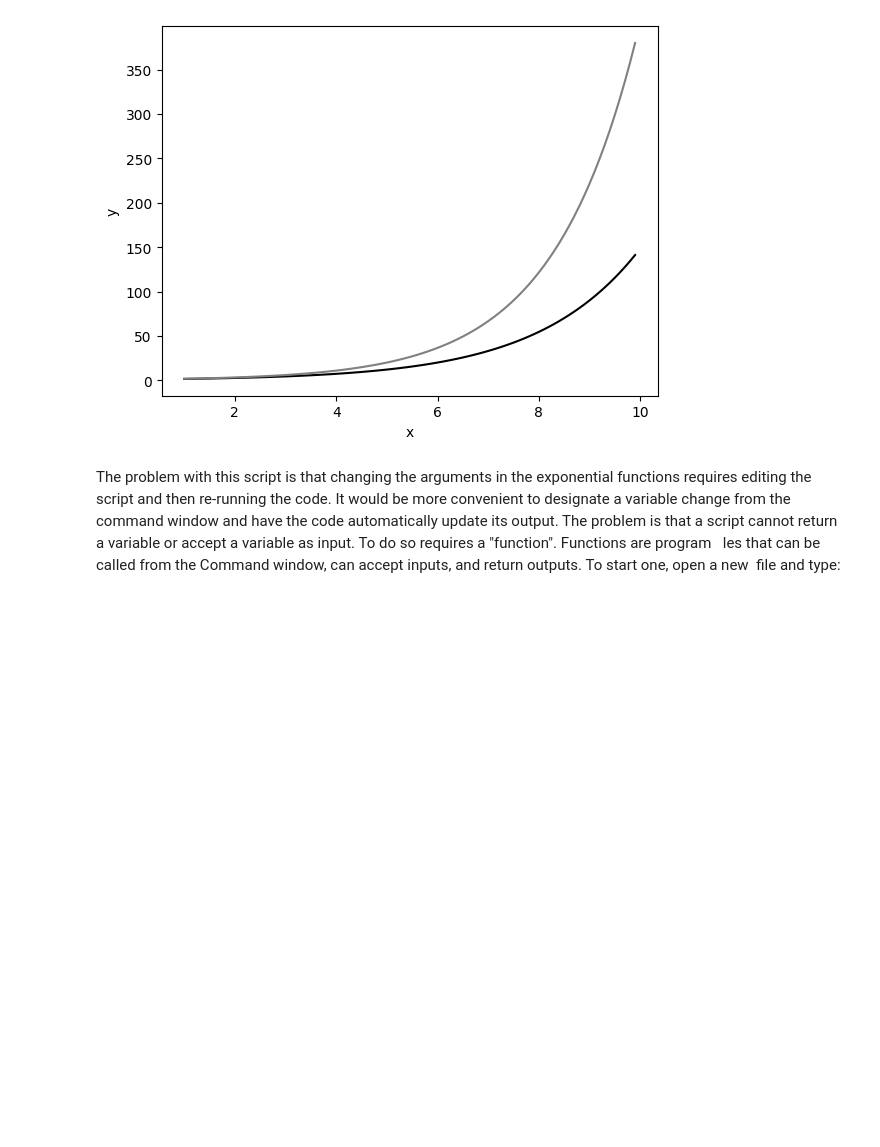
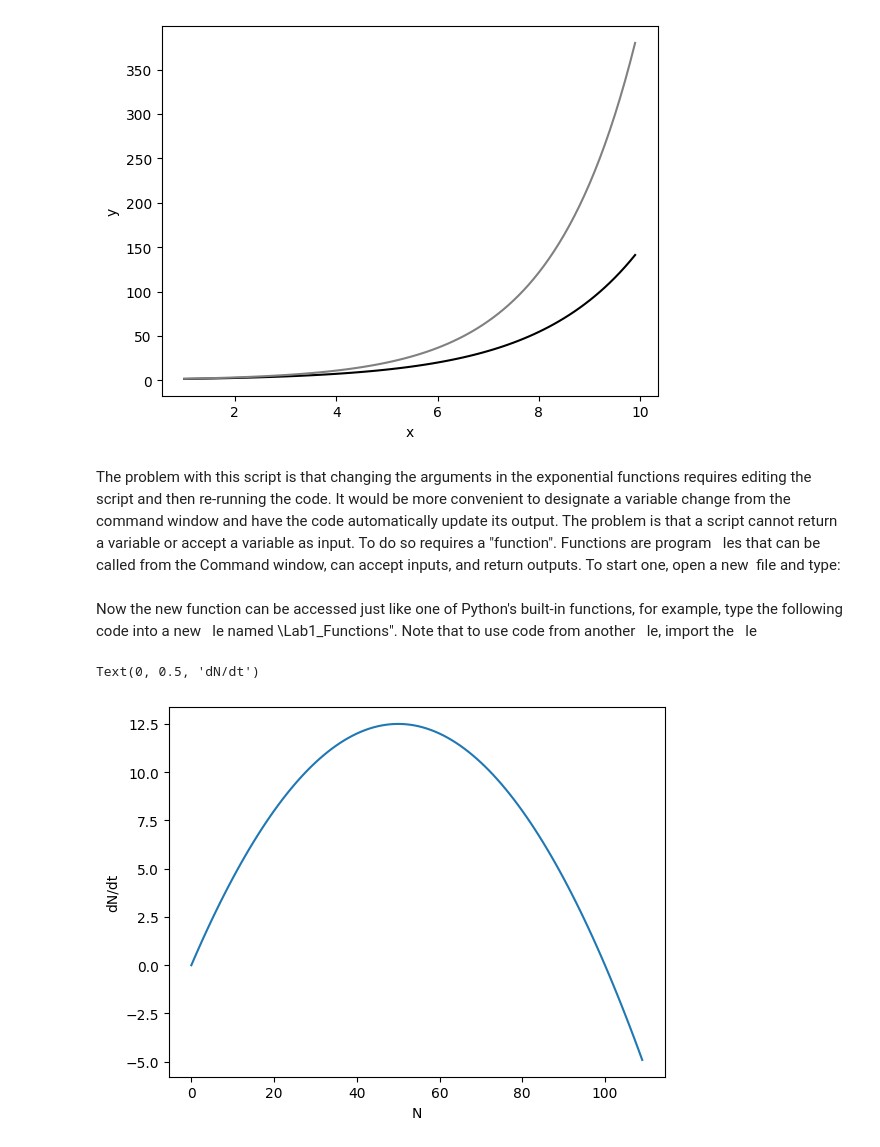
Before and after one commit to RaunakDey/phageschool2025, a Jupyter notebook: docs/day1_eco_evo_principles/python_notebook_day1.ipynb, the cells around one changed output. Drawn from its saved outputs; the diff is of its cells as text; code cells hidden in the pictures; blank space fills up the shorter version.

```diff
--- a/docs/day1_eco_evo_principles/python_notebook_day1.ipynb
+++ b/docs/day1_eco_evo_principles/python_notebook_day1.ipynb
@@ -35,3 +34,29 @@ command window and have the code automatically update its output. The problem is
 return a variable or accept a variable as input. To do so requires a "function". Functions are program  les
 that can be called from the Command window, can accept inputs, and return outputs. To start one, open a
 new file and type:
+# %%
+def logGrowth(N,t):
+    """
+    function dNdt = logGrowth(N,t)
+    logGrowth gives the growth rate of a population of size N at time t
+    usage: dNdt = logGrowth(N,t)
+    """
+    r = 0.5
+    K = 100
+    dNdt = r*N*(1-N/K)
+    return dNdt
+# %% [markdown]
+Now the new function can be accessed just like one of Python's built-in functions, for example, type the
+following code into a new  le named \Lab1_Functions". Note that to use code from another  le, import the  le
+# %%
+
+import numpy as np
+import matplotlib.pyplot as plt
+
+vN = np.arange(0,110)
+plt.plot(vN,logGrowth(vN,0))
+plt.xlabel('N')
+plt.ylabel('dN/dt')
+# %% [output]
+Text(0, 0.5, 'dN/dt')
+[figure, added]
```
Also changed, not shown: parts of 5 cells of this notebook, 13 other files.
